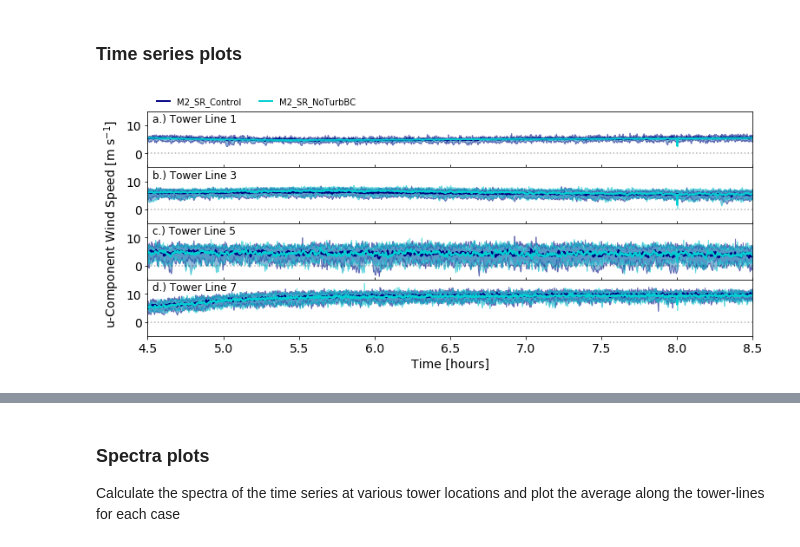
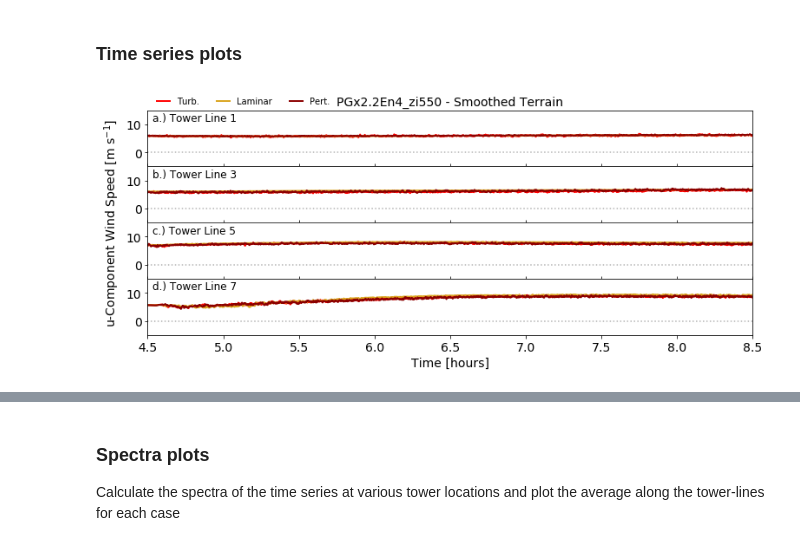
Before and after one commit to hawbecker/publications, a Jupyter notebook: complexTerrain/ProbeLineAnalysis.ipynb, the cells around one changed output, grey strips where cells are left out. Cells and saved outputs as stored; diff of their text form; code cells hidden in the pictures.

```diff
--- a/complexTerrain/ProbeLineAnalysis.ipynb
+++ b/complexTerrain/ProbeLineAnalysis.ipynb
@@ -121,6 +109,8 @@ Done with case: M2_SR_NoTurbBC
 # %% [markdown]
 ### Time series plots
 # %%
+saveFig = True
+lvl = 5
 var = 'u'
 varind = varns.index(var)
 specfig = plt.figure(figsize=(11,4.5))
@@ -132,21 +122,17 @@ elif var == 'v':
 elif var == 'w':
     ybot = -7; ytop = 7
 if var == 'T':
-    ybot = 299.8; ytop = 301.1
+    ybot = 299.9; ytop = 300.1
     pltstr = 'Potential Temperature [K]'
 else:
     pltstr = '{}-Component Wind Speed [m s$^{{-1}}$]'.format(var)
 legloc = (0.01,1.02)
-
 
 plt1 = plt.subplot2grid((ntwrs,1),(0,0),rowspan=1)
 plt2 = plt.subplot2grid((ntwrs,1),(1,0),rowspan=1,sharex=plt1)
 plt3 = plt.subplot2grid((ntwrs,1),(2,0),rowspan=1,sharex=plt1)
 plt4 = plt.subplot2grid((ntwrs,1),(3,0),rowspan=1,sharex=plt1)
 
-#plt.setp(plt1.get_xticklabels(), visible=False)
-#plt.setp(plt2.get_xticklabels(), visible=False)
-#plt.setp(plt3.get_xticklabels(), visible=False)
 plt1.axhline(0.0,c='k',ls=':',alpha=0.3)
 plt2.axhline(0.0,c='k',ls=':',alpha=0.3)
 plt3.axhline(0.0,c='k',ls=':',alpha=0.3)
@@ -156,45 +142,48 @@ ytics = [1e-2,1e-1,1e0,1e1,1e2,1e3,1e4,1e5,1e6,1e7]
 xtics = np.arange(np.min(ptime),np.max(ptime)+0.1,0.5)
 txtx = 6e-5
 for cc in range(0,ncases):
+#    for tt in range(0,ntwrs):
+#        pmax = np.amax(tsvarfull[varind,cc,tt,:,lvl,:],axis = 0)
+#        pmin = np.amin(tsvarfull[varind,cc,tt,:,lvl,:],axis = 0)
+#        if tt == 0: plt1.fill_between(ptime,pmin,pmax,alpha=0.5,edgecolor=casec[cc],linewidth=1.0,facecolor=None)
+#        if tt == 1: plt2.fill_between(ptime,pmin,pmax,alpha=0.5,edgecolor=casec[cc],linewidth=1.0,facecolor=None)
+#        if tt == 2: plt3.fill_between(ptime,pmin,pmax,alpha=0.5,edgecolor=casec[cc],linewidth=1.0,facecolor=None)
+#        if tt == 3: plt4.fill_between(ptime,pmin,pmax,alpha=0.5,edgecolor=casec[cc],linewidth=1.0,facecolor=None)
     for tt in range(0,ntwrs):
-        pmax = np.amax(tsvarfull[varind,cc,tt,:,:],axis = 0)
-        pmin = np.amin(tsvarfull[varind,cc,tt,:,:],axis = 0)
-        if tt == 0: plt1.fill_between(ptime,pmin,pmax,alpha=0.5,edgecolor=casec[cc],linewidth=1.0,facecolor=None)
-        if tt == 1: plt2.fill_between(ptime,pmin,pmax,alpha=0.5,edgecolor=casec[cc],linewidth=1.0,facecolor=None)
-        if tt == 2: plt3.fill_between(ptime,pmin,pmax,alpha=0.5,edgecolor=casec[cc],linewidth=1.0,facecolor=None)
-        if tt == 3: plt4.fill_between(ptime,pmin,pmax,alpha=0.5,edgecolor=casec[cc],linewidth=1.0,facecolor=None)
-    for tt in range(0,ntwrs):
-        pavg = np.mean(tsvarfull[varind,cc,tt,:,:],axis = 0)
-        if tt == 0: plt1.plot(ptime,pavg,color=casec[cc],linewidth=2.0,label=cases[cc])
+        pavg = np.mean(tsvarfull[varind,cc,tt,:,lvl,:],axis = 0)
+        if tt == 0: plt1.plot(ptime,pavg,color=casec[cc],linewidth=2.0,label=caselbl[cc])
         if tt == 1: plt2.plot(ptime,pavg,color=casec[cc],linewidth=2.0)
         if tt == 2: plt3.plot(ptime,pavg,color=casec[cc],linewidth=2.0)
-        if tt == 3: plt4.plot(ptime,pavg,color=casec[cc],linewidth=2.0,label=cases[cc])
+        if tt == 3: plt4.plot(ptime,pavg,color=casec[cc],linewidth=2.0,label=caselbl[cc])
 
 
 plt.xlim(np.min(ptime),np.max(ptime))
 
 plt1.set_ylim((ybot,ytop))
 plt2.set_ylim((ybot,ytop))
 plt3.set_ylim((ybot,ytop))
 plt4.set_ylim((ybot,ytop))
 
 plt1.text(4.53,0.95*ytop,'a.) Tower Line %d' % twrs[0],ha='left',va='top',size=txtsize)
 plt2.text(4.53,0.95*ytop,'b.) Tower Line %d' % twrs[1],ha='left',va='top',size=txtsize)
 plt3.text(4.53,0.95*ytop,'c.) Tower Line %d' % twrs[2],ha='left',va='top',size=txtsize)
 plt4.text(4.53,0.95*ytop,'d.) Tower Line %d' % twrs[3],ha='left',va='top',size=txtsize)
 plt1.tick_params(axis='x',direction='in',labelbottom=False)
 plt2.tick_params(axis='x',direction='in',labelbottom=False)
 plt3.tick_params(axis='x',direction='in',labelbottom=False)
 plt4.tick_params(axis='x',direction='out')
 plt1.tick_params(labelsize=lblsize)
 plt2.tick_params(labelsize=lblsize)
 plt3.tick_params(labelsize=lblsize)
 plt4.tick_params(labelsize=lblsize)
 #plt4.set_xticks(xtics)
 plt3.text(4.2,ytop,'{}'.format(pltstr),rotation=90,size=lblsize,va='center')
 plt4.set_xlabel('Time [hours]',size=lblsize)
-plt1.legend(frameon=False,loc=legloc,fontsize=legsize,ncol=2,handlelength=1.5)
-if saveFig: plt.savefig('{}TimeSeries_{}{}m.pdf'.format(savedir,var,int(twrheight)))
+plt1.set_title('{} - {}'.format(simstr[0],terrstr_f),size=lblsize)
+plt1.legend(frameon=False,loc=legloc,fontsize=legsize,ncol=3,handlelength=1.5)
+if saveFig:
+    plt.savefig('{}{}_{}_TimeSeries_{}{}m.pdf'.format(savedir,simstr[0].replace('.','p'),
+                                                      terrstr,var,int(twrheight[lvl])))
 plt.show()
 # %% [output]
-[figure, old version]
+[figure, new version]
```
Also changed, not shown: parts of 15 cells of this notebook, 5 other files.
